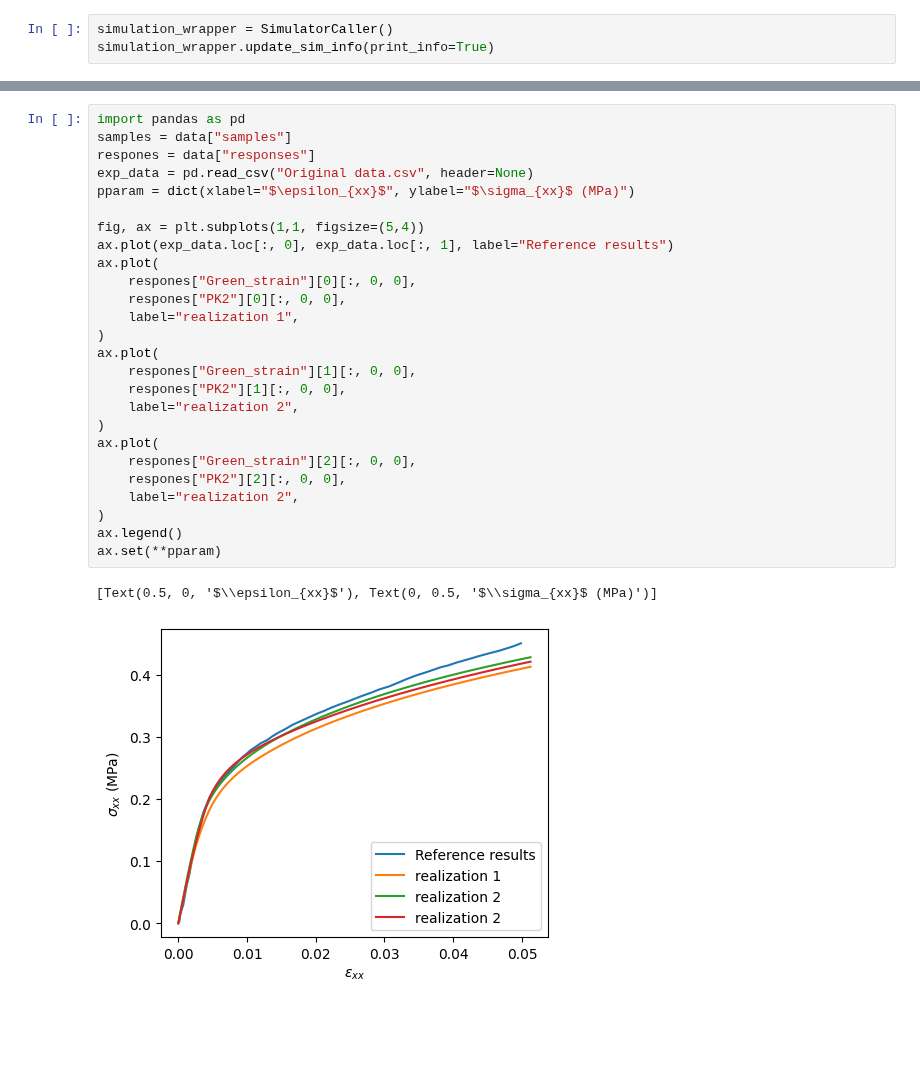
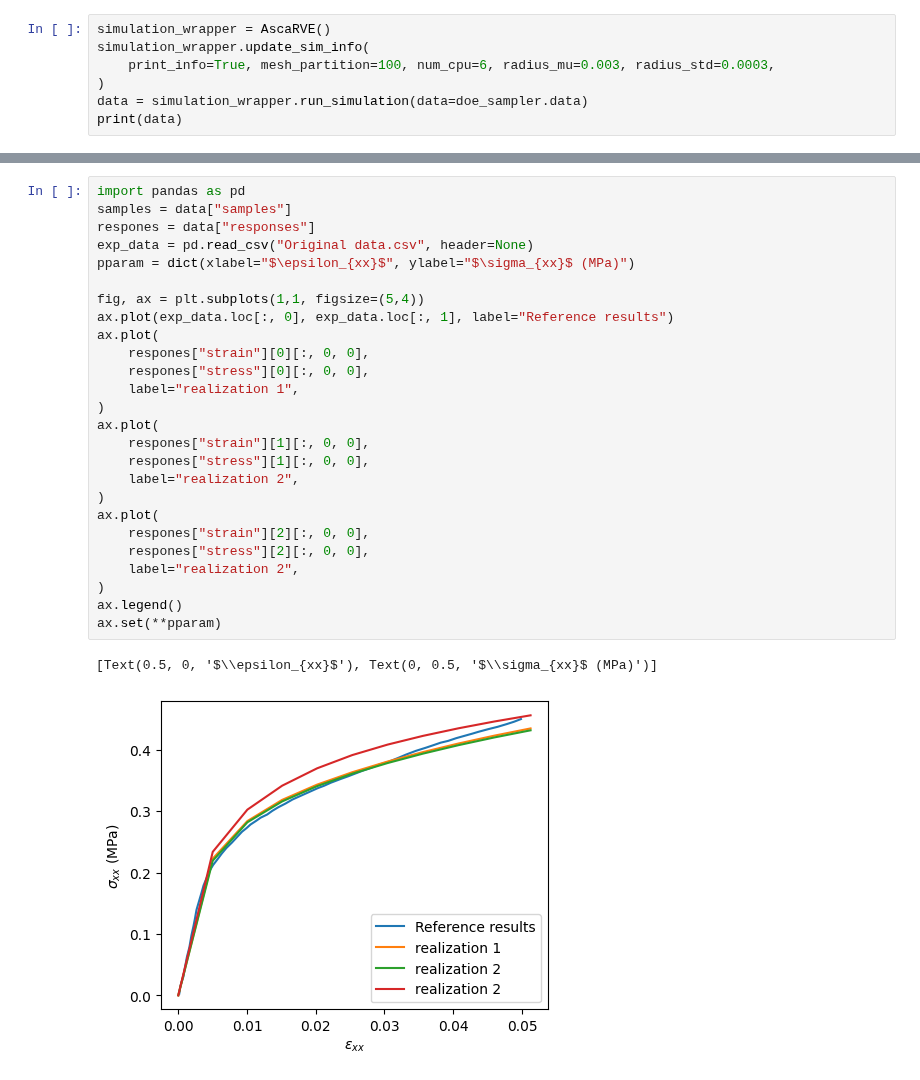
Before and after one commit to bessagroup/rvesimulator, a Jupyter notebook: examples/asca_rve/asca_rve_test.ipynb, the cells around one changed output, grey strips where cells are left out. Cells and saved outputs as stored; diff of their text form; blank space fills up the shorter version.

Commit message:
asca_rve_update

```diff
--- a/examples/asca_rve/asca_rve_test.ipynb
+++ b/examples/asca_rve/asca_rve_test.ipynb
@@ -40,4 +40,8 @@ doe_sampler.data
 # %%
-simulation_wrapper = SimulatorCaller()
-simulation_wrapper.update_sim_info(print_info=True)
+simulation_wrapper = AscaRVE()
+simulation_wrapper.update_sim_info(
+    print_info=True, mesh_partition=100, num_cpu=6, radius_mu=0.003, radius_std=0.0003,
+)
+data = simulation_wrapper.run_simulation(data=doe_sampler.data)
+print(data)
 # %% [output]
@@ -116,29 +139,29 @@ Abaqus License Manager checked out the following license:
 # %%
 import pandas as pd
 samples = data["samples"]
 respones = data["responses"]
 exp_data = pd.read_csv("Original data.csv", header=None)
 pparam = dict(xlabel="$\epsilon_{xx}$", ylabel="$\sigma_{xx}$ (MPa)")
 
 fig, ax = plt.subplots(1,1, figsize=(5,4))
 ax.plot(exp_data.loc[:, 0], exp_data.loc[:, 1], label="Reference results")
 ax.plot(
-    respones["Green_strain"][0][:, 0, 0],
-    respones["PK2"][0][:, 0, 0],
+    respones["strain"][0][:, 0, 0],
+    respones["stress"][0][:, 0, 0],
     label="realization 1",
 )
 ax.plot(
-    respones["Green_strain"][1][:, 0, 0],
-    respones["PK2"][1][:, 0, 0],
+    respones["strain"][1][:, 0, 0],
+    respones["stress"][1][:, 0, 0],
     label="realization 2",
 )
 ax.plot(
-    respones["Green_strain"][2][:, 0, 0],
-    respones["PK2"][2][:, 0, 0],
+    respones["strain"][2][:, 0, 0],
+    respones["stress"][2][:, 0, 0],
     label="realization 2",
 )
 ax.legend()
 ax.set(**pparam)
 # %% [output]
 [Text(0.5, 0, '$\\epsilon_{xx}$'), Text(0, 0.5, '$\\sigma_{xx}$ (MPa)')]
-[figure, old version]
+[figure, new version]
```
Also changed, not shown: parts of 4 cells of this notebook, 6 other files.
